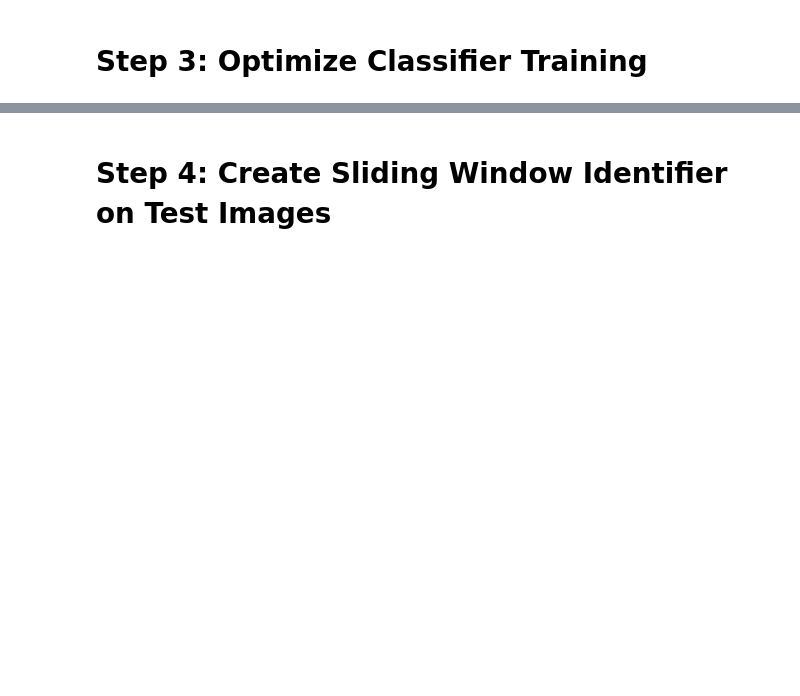
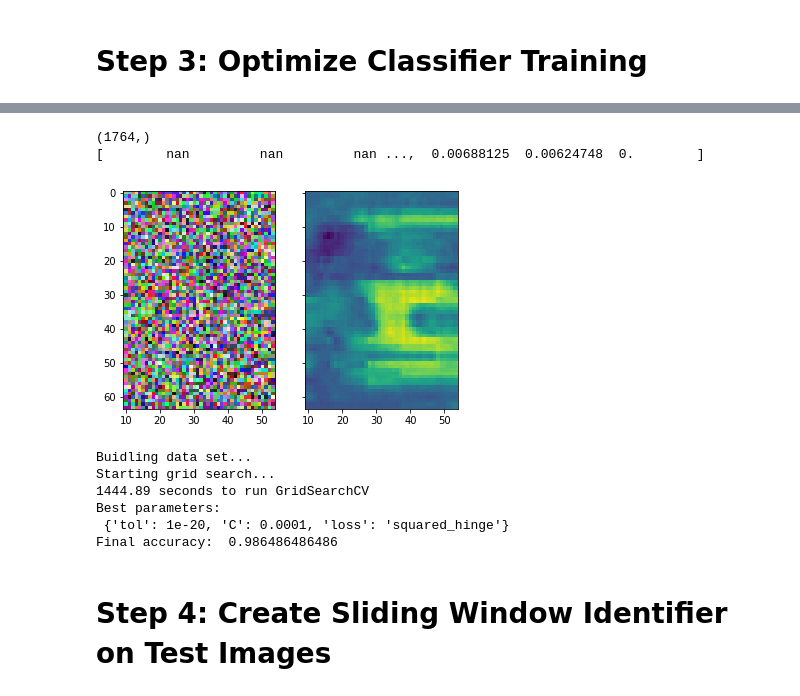
Before and after one commit to Jazzbert/CarND-Vehicle-Detection, a Jupyter notebook: CarND-Vehicle-Detection.ipynb, the cells around one changed output, grey strips where cells are left out. Cells and saved outputs as stored; diff of their text form; code cells hidden in the pictures; blank space fills up the shorter version.

Commit message:
Challenges tuning on my desktop, trying AWS

```diff
--- a/CarND-Vehicle-Detection.ipynb
+++ b/CarND-Vehicle-Detection.ipynb
@@ -112,6 +128,11 @@ class ClassifierModel():
         self.cell_per_block = 2
         self.hog_channel = 'ALL' # Can be 0, 1, 2, or 'ALL'
         self.test_size = 0.2
+
+        # These settings are based on SVC Tuning done in the next step
+        self.svc_loss = 'squared_hinge'
+        self.svc_C = 1.0 #0.0001
+        self.svc_tol = 1e-4 #1e-10 # Lower values increase accuracy but increase training time as well
 
         # Training/test and classifier data (initially blank)
         self.X_train = []
@@ -169,7 +190,7 @@ class ClassifierModel():
                                                                   vis=False, feature_vec=True))
                     hog_features = np.ravel(hog_features)
                 else:
-                    hog_features = self.get_hog_features(feature_image[:,:,hog_channel], self.orient,
+                    hog_features = self.get_hog_features(feature_image[:,:,self.hog_channel], self.orient,
                                                          self.pix_per_cell, self.cell_per_block,
                                                          vis=False, feature_vec=True)
 
@@ -214,6 +235,9 @@ class ClassifierModel():
         # Create an array stack of feature vectors
         X = np.vstack((car_features, notcar_features)).astype(np.float64)
 
+        # Replace any non-numerical values
+        X = np.nan_to_num(X)
+
         # Scale all features
         scaled_X = self.rescale_features(X)
 
@@ -229,5 +253,5 @@ class ClassifierModel():
 
     def create_classifier(self):
         assert self.X_train.size > 0 and self.y_train.size > 0
-        self.svc = LinearSVC()
+        self.svc = LinearSVC(loss=self.svc_loss, C=self.svc_C, tol=self.svc_tol)
         self.svc.fit(self.X_train, self.y_train)
@@ -316,3 +420,52 @@ For these 10 labels:  [ 0.  0.  0.  0.  1.  1.  1.  1.  0.  1.]
+# %%
+test_c = ClassifierModel()
+t_img = mpimg.imread(cars[0])
+t_img_luv = test_c.cvt_from_rgb(t_img, 'LUV')
+t_img_u = t_img_luv[:,:,2]
+
+test_features = test_c.get_hog_features(t_img_u, test_c.orient, test_c.pix_per_cell,
+                                        test_c.cell_per_block, vis=False, feature_vec=True)
+print(test_features.shape)
+print(test_features)
+
+f, (ax1, ax2) = plt.subplots(1, 2, sharey=True)
+ax1.imshow(t_img_luv)
+ax2.imshow(t_img_u)
+plt.show()
+# %% [output]
+(1764,)
+[        nan         nan         nan ...,  0.00688125  0.00624748  0.        ]
+[figure, added]
+# %%
+def tune_SVC_classifier():
+    clsfr = ClassifierModel()
+    print('Buidling data set...')
+    clsfr.build_train_test_set(cars, notcars)
+
+    # Set up possible parameter values
+    p_grid = {'C': [0.0000001, 0.00001, 0.0001, 0.1],
+              'loss': ['hinge', 'squared_hinge'],
+              'tol': [1e-20, 1e-15, 1e-12, 1e-10]}
+
+    clsfr.svc = LinearSVC()
+    print('Starting grid search...')
+    t1 = time.time()
+    clf = GridSearchCV(clsfr.svc, p_grid)
+    clf.fit(clsfr.X_train, clsfr.y_train)
+    t2 = time.time()
+    print(round(t2-t1, 2), 'seconds to run GridSearchCV')
+    print('Best parameters: \n', clf.best_params_)
+    print('Final accuracy: ', clf.score(clsfr.X_test, clsfr.y_test))
+
+
+tune_SVC_classifier()
+# %% [output]
+Buidling data set...
+Starting grid search...
+1444.89 seconds to run GridSearchCV
+Best parameters:
+ {'tol': 1e-20, 'C': 0.0001, 'loss': 'squared_hinge'}
+Final accuracy:  0.986486486486
 # %% [markdown]
 # Step 4: Create Sliding Window Identifier on Test Images
 # %% [markdown]
```
Also changed, not shown: parts of 6 cells of this notebook.
